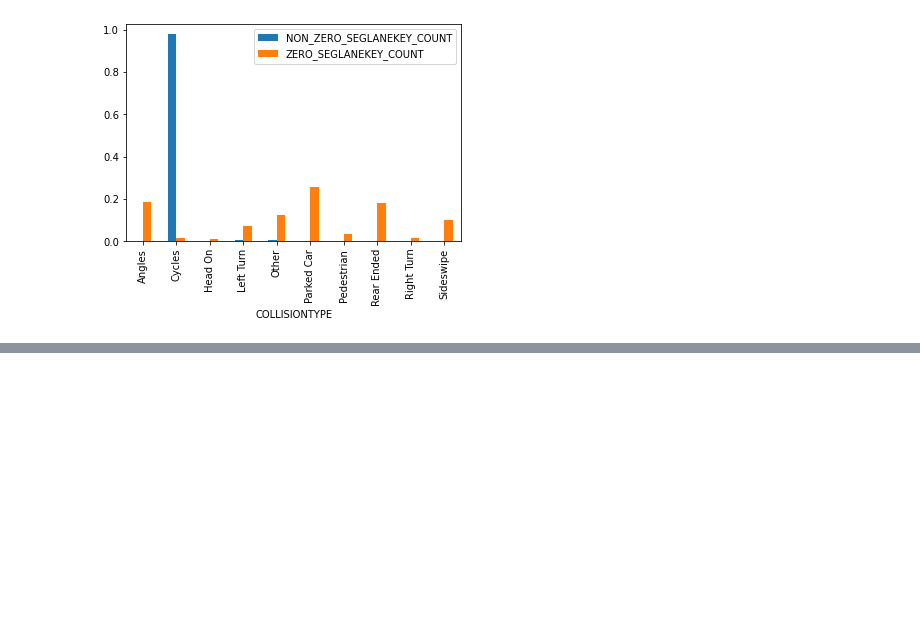
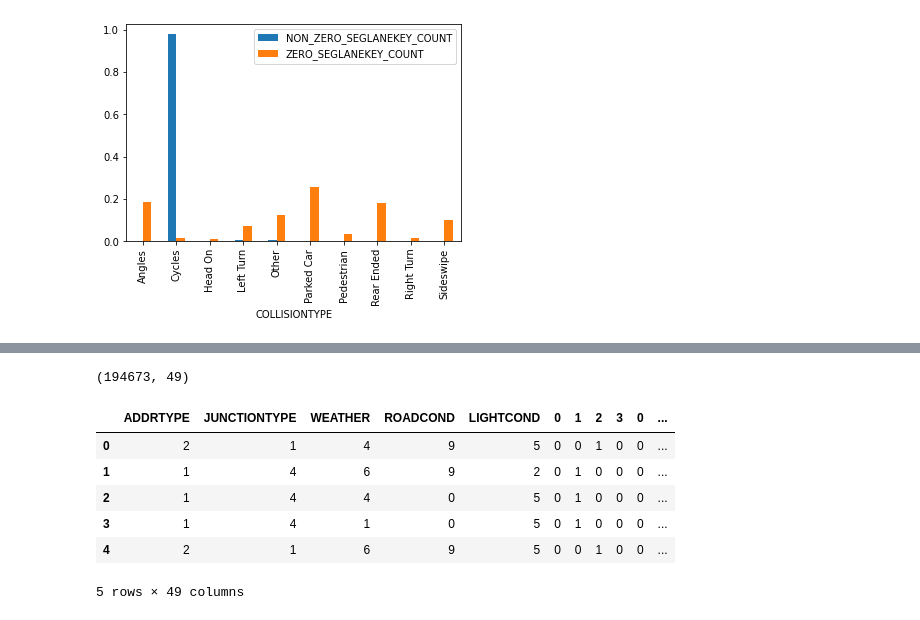
Before and after one commit to atere4ever/Coursera_Capstone, a Jupyter notebook: Car accident severity.ipynb, the cells around one changed output, grey strips where cells are left out. Cells and saved outputs as stored; diff of their text form; code cells hidden in the pictures; blank space fills up the shorter version.

```diff
--- a/Car accident severity.ipynb
+++ b/Car accident severity.ipynb
@@ -371,0 +383,3 @@ plt.show()
+# %%
+X = df_sev[['ADDRTYPE', 'JUNCTIONTYPE', 'WEATHER', 'ROADCOND', 'LIGHTCOND']]
+X.head()
@@ -371,0 +393,18 @@ plt.show()
+# %%
+X = pd.concat([X, pd.get_dummies(df_sev['ADDRTYPE'])], axis=1)
+X = pd.concat([X, pd.get_dummies(df_sev['JUNCTIONTYPE'])], axis=1)
+X = pd.concat([X, pd.get_dummies(df_sev['WEATHER'])], axis=1)
+X = pd.concat([X, pd.get_dummies(df_sev['ROADCOND'])], axis=1)
+X = pd.concat([X, pd.get_dummies(df_sev['LIGHTCOND'])], axis=1)
+
+print(X.shape)
+X.head()
+# %% [output]
+(194673, 49)
+|  | ADDRTYPE | JUNCTIONTYPE | WEATHER | ROADCOND | LIGHTCOND | 0 | 1 | 2 | 3 | 0 | ... |
+| 0 | 2 | 1 | 4 | 9 | 5 | 0 | 0 | 1 | 0 | 0 | ... |
+| 1 | 1 | 4 | 6 | 9 | 2 | 0 | 1 | 0 | 0 | 0 | ... |
+| 2 | 1 | 4 | 4 | 0 | 5 | 0 | 1 | 0 | 0 | 0 | ... |
+| 3 | 1 | 4 | 1 | 0 | 5 | 0 | 1 | 0 | 0 | 0 | ... |
+| 4 | 2 | 1 | 6 | 9 | 5 | 0 | 0 | 1 | 0 | 0 | ... |
+5 rows × 49 columns
```
Also changed, not shown: parts of 49 cells of this notebook.
